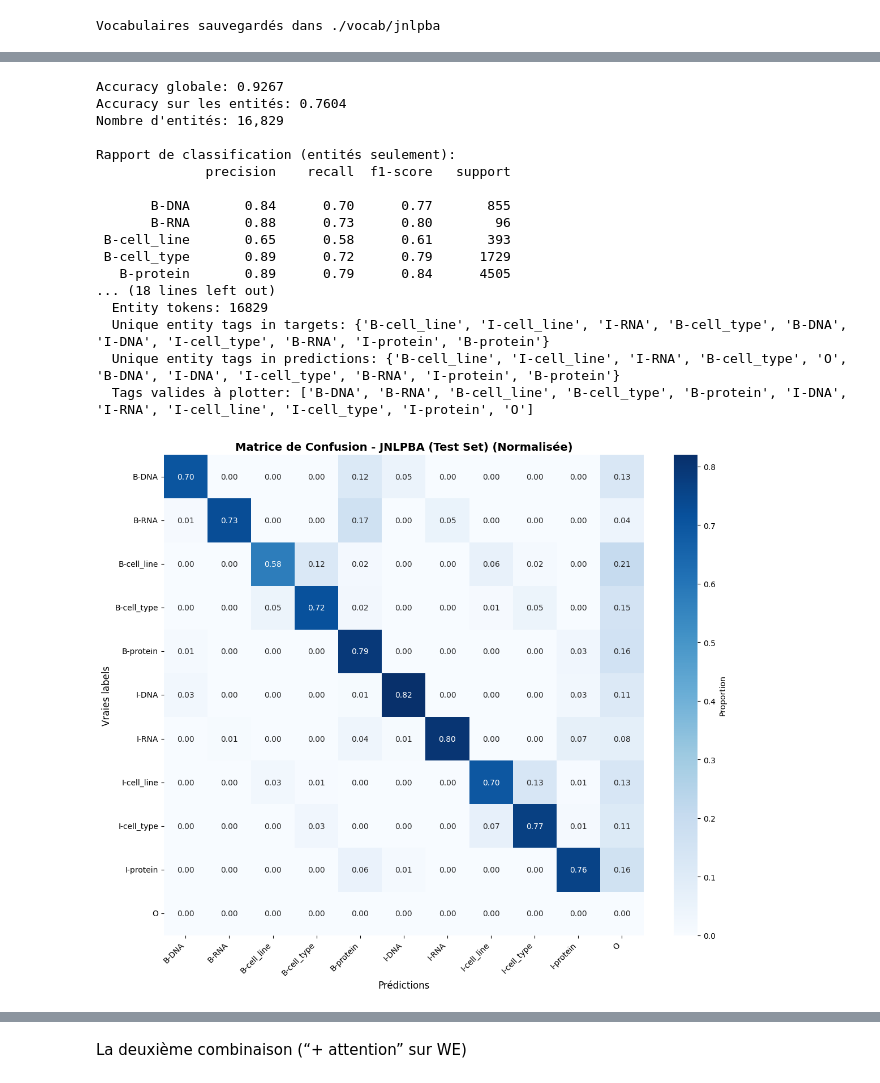
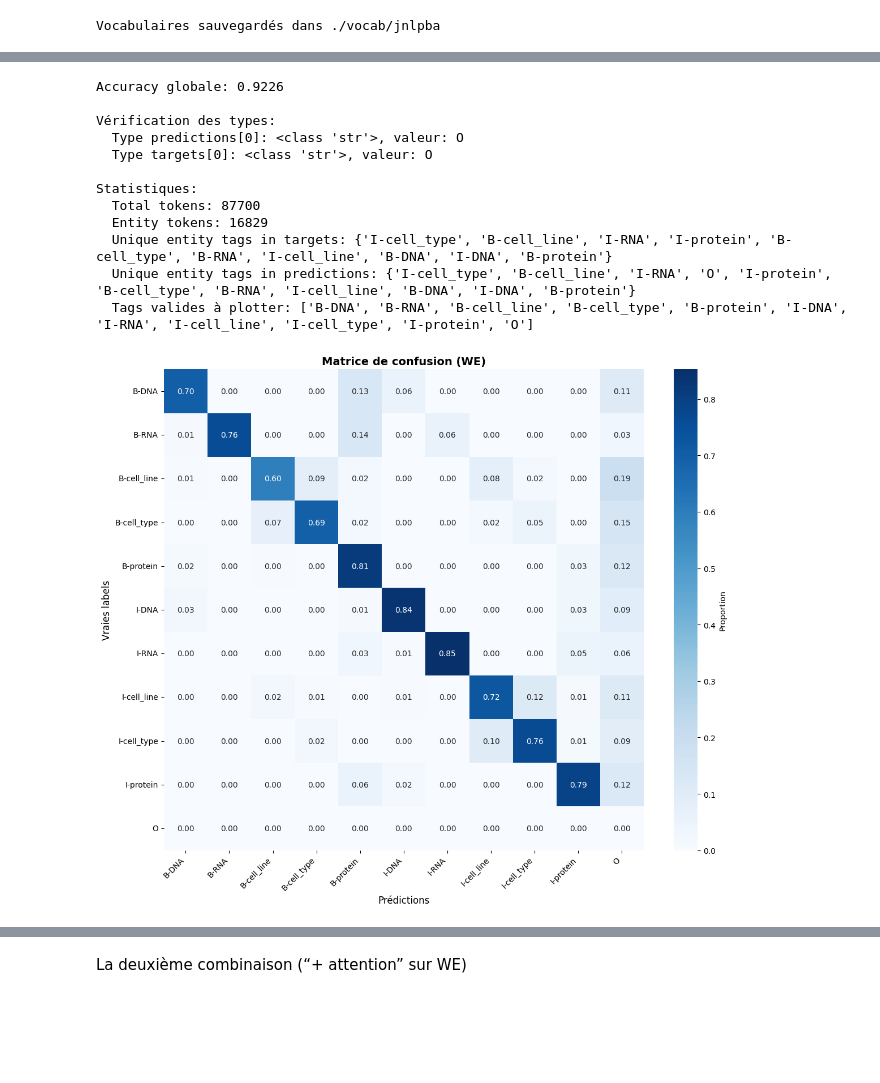
Before and after one commit to OumaimaZer/biomedical-ner, a Jupyter notebook: notebook.ipynb, the cells around one changed output, grey strips where cells are left out. Saved outputs shown, nothing was run; the diff lists cells and outputs as text; code cells hidden in the pictures; blank space fills up the shorter version.

```diff
--- a/notebook.ipynb
+++ b/notebook.ipynb
@@ -64,7 +53,7 @@ Exemple labels[:5]: ['O', 'O', 'O', 'O', 'O']
 # %% [markdown]
 Création de dataset JNLPBA
 # %%
-def create_jnlpba_dataloaders(jnlpba_sentences, batch_size=32, max_seq_len=100, word2vec_path=None):
+def create_jnlpba_dataloaders(jnlpba_sentences, batch_size=32, max_seq_len=200, word2vec_path=None):
     """
     Crée les Dataloaders avec Word2Vec
     """
@@ -827,7 +812,7 @@ def load_trained_model(model_path, dataset_name, loaders_dict,use_char_cnn=False
     return model, device, idx_to_tag
 
 def plot_confusion_matrix_by_class(predictions, targets, idx_to_tag, dataset_name,
-                                   normalize=True, figsize=(12, 10)):
+                                   normalize=True, figsize=(12, 10),title="Matrice de confusion"):
     """
     Affiche la matrice de confusion par classe avec des statistiques détaillées
     """
@@ -902,8 +887,7 @@ def plot_confusion_matrix_by_class(predictions, targets, idx_to_tag, dataset_nam
                 xticklabels=valid_tags, yticklabels=valid_tags,
                 cbar_kws={'label': 'Proportion' if normalize else 'Count'})
 
-    plt.title(f'Matrice de Confusion - {dataset_name} {title_suffix}',
-              fontsize=14, fontweight='bold')
+    plt.title(title,fontsize=14, fontweight='bold')
     plt.xlabel('Prédictions', fontsize=12)
     plt.ylabel('Vraies labels', fontsize=12)
     plt.xticks(rotation=45, ha='right')
@@ -1027,54 +1011,40 @@ Best F1 enregistré: 0.7183
 # %%
 from sklearn.metrics import accuracy_score, classification_report
 
 # Pour tous les tokens (y compris 'O')
 accuracy = accuracy_score(targets, predictions)
 print(f"\nAccuracy globale: {accuracy:.4f}")
 
 entity_preds = [p for p, t in zip(predictions, targets) if t != 'O']
 entity_targets = [t for p, t in zip(predictions, targets) if t != 'O']
 
-if entity_targets:
-    entity_accuracy = accuracy_score(entity_targets, entity_preds)
-    print(f"Accuracy sur les entités: {entity_accuracy:.4f}")
-    print(f"Nombre d'entités: {len(entity_targets):,}")
-    print("\nRapport de classification (entités seulement):")
-    print(classification_report(entity_targets, entity_preds, zero_division=0))
-else:
-    print("Aucune entité trouvée dans les cibles!")
-
-
 if set(predictions) == set(targets) or all(isinstance(p, str) for p in predictions):
     plot_confusion_matrix_by_class(
         predictions=predictions,
         targets=targets,
         idx_to_tag=idx_to_tag,
         dataset_name='JNLPBA (Test Set)',
         normalize=True,
-        figsize=(12, 10)
+        figsize=(12, 10),
+        title="Matrice de confusion (WE)"
     )
 else:
     print("\nERREUR: Les prédictions et cibles n'ont pas les mêmes types!")
     print(f"Types prédictions: {set(type(p) for p in predictions[:10])}")
     print(f"Types cibles: {set(type(t) for t in targets[:10])}")
 # %% [output]
-Accuracy globale: 0.9267
-Accuracy sur les entités: 0.7604
-Nombre d'entités: 16,829
+Accuracy globale: 0.9226
 
-Rapport de classification (entités seulement):
-              precision    recall  f1-score   support
+Vérification des types:
+  Type predictions[0]: <class 'str'>, valeur: O
+  Type targets[0]: <class 'str'>, valeur: O
 
-       B-DNA       0.84      0.70      0.77       855
-       B-RNA       0.88      0.73      0.80        96
- B-cell_line       0.65      0.58      0.61       393
- B-cell_type       0.89      0.72      0.79      1729
-   B-protein       0.89      0.79      0.84      4505
-... (18 lines left out)
+Statistiques:
+  Total tokens: 87700
   Entity tokens: 16829
-  Unique entity tags in targets: {'B-cell_line', 'I-cell_line', 'I-RNA', 'B-cell_type', 'B-DNA', 'I-DNA', 'I-cell_type', 'B-RNA', 'I-protein', 'B-protein'}
-  Unique entity tags in predictions: {'B-cell_line', 'I-cell_line', 'I-RNA', 'B-cell_type', 'O', 'B-DNA', 'I-DNA', 'I-cell_type', 'B-RNA', 'I-protein', 'B-protein'}
+  Unique entity tags in targets: {'I-cell_type', 'B-cell_line', 'I-RNA', 'I-protein', 'B-cell_type', 'B-RNA', 'I-cell_line', 'B-DNA', 'I-DNA', 'B-protein'}
+  Unique entity tags in predictions: {'I-cell_type', 'B-cell_line', 'I-RNA', 'O', 'I-protein', 'B-cell_type', 'B-RNA', 'I-cell_line', 'B-DNA', 'I-DNA', 'B-protein'}
   Tags valides à plotter: ['B-DNA', 'B-RNA', 'B-cell_line', 'B-cell_type', 'B-protein', 'I-DNA', 'I-RNA', 'I-cell_line', 'I-cell_type', 'I-protein', 'O']
-[figure, old version]
+[figure, new version]
               precision    recall  f1-score   support
 
```
Also changed, not shown: parts of 52 cells of this notebook, 6 other files.
